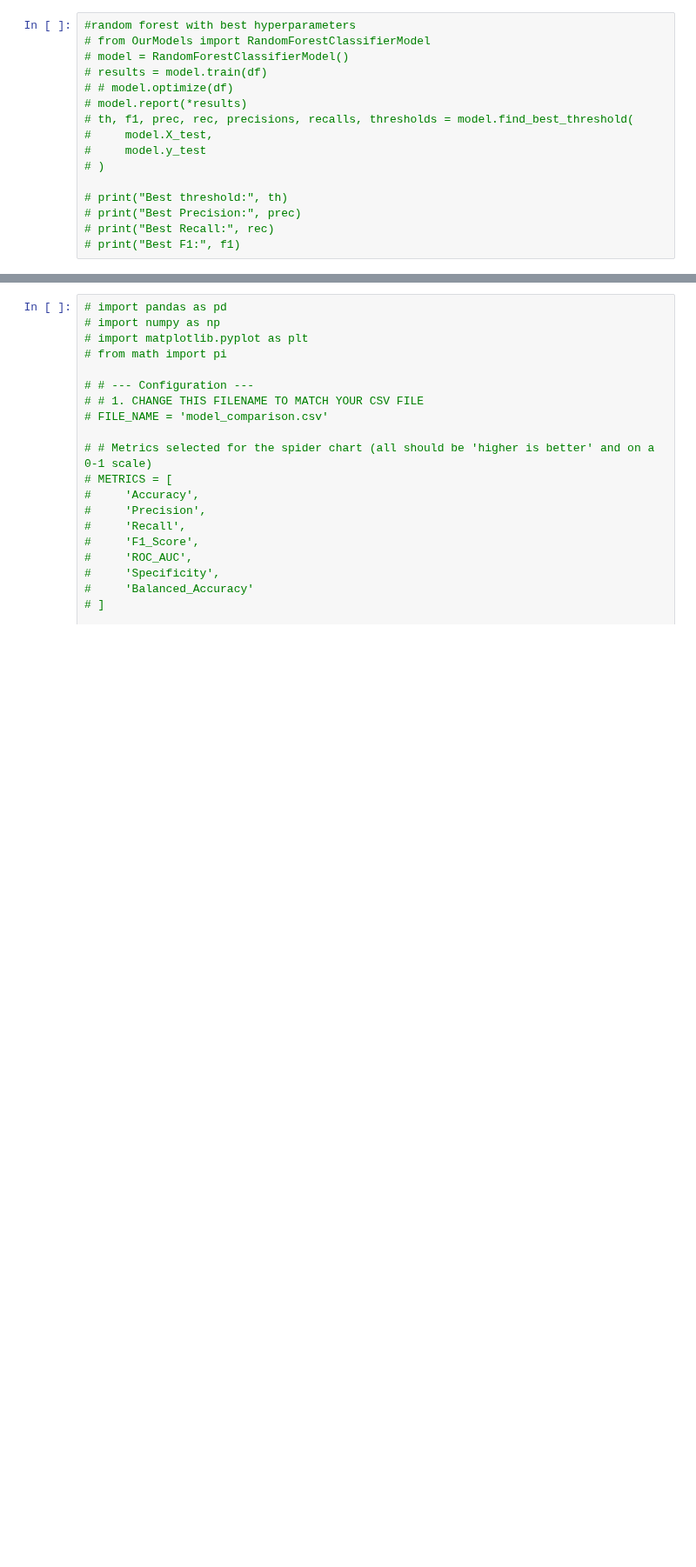
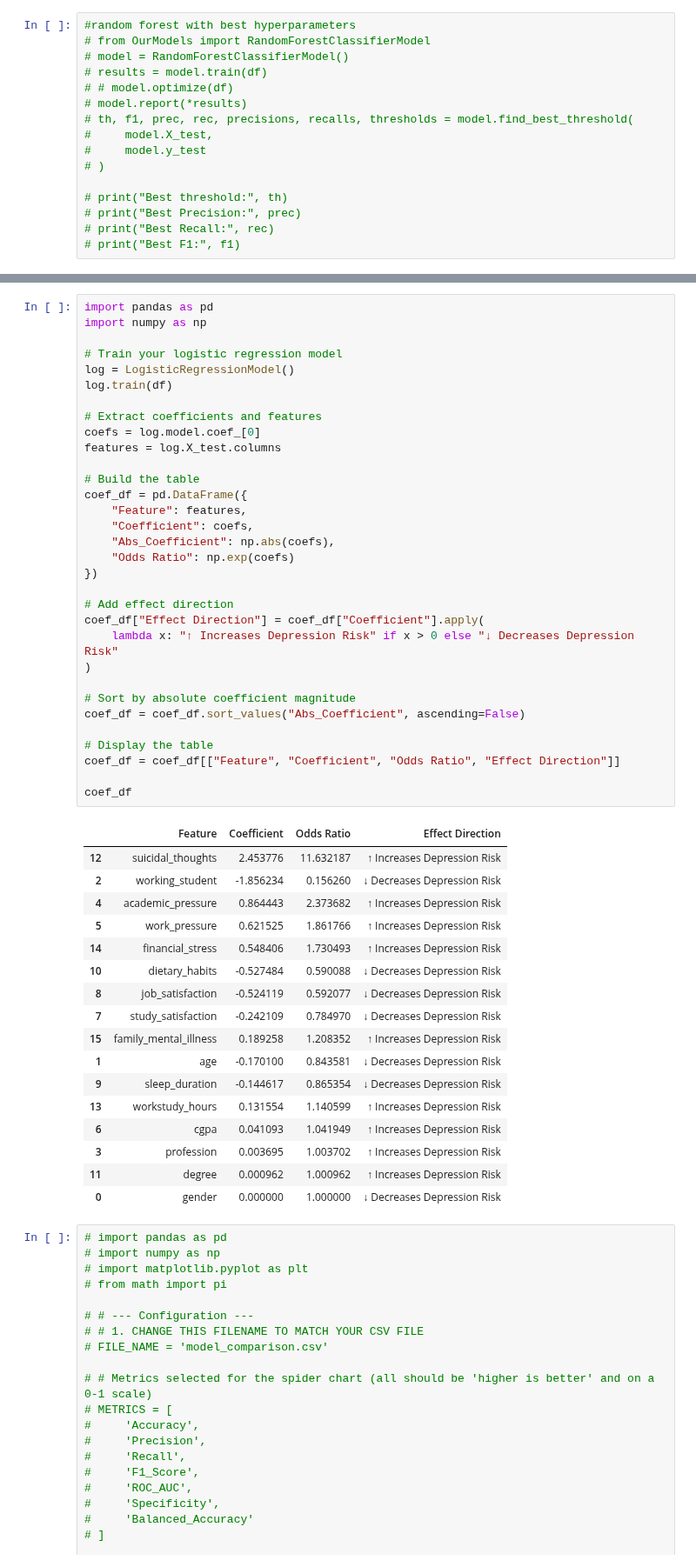
Before and after one commit to nikankad/COS322-depression, a Jupyter notebook: src/main.ipynb, the cells around one changed output, grey strips where cells are left out. Shown at 87% size. Cells and saved outputs as stored; diff of their text form; blank space fills up the shorter version.

```diff
--- a/src/main.ipynb
+++ b/src/main.ipynb
@@ -311,3 +251,53 @@ NameError: name 'traceback' is not defined
+# %%
+import pandas as pd
+import numpy as np
+
+# Train your logistic regression model
+log = LogisticRegressionModel()
+log.train(df)
+
+# Extract coefficients and features
+coefs = log.model.coef_[0]
+features = log.X_test.columns
+
+# Build the table
+coef_df = pd.DataFrame({
+    "Feature": features,
+    "Coefficient": coefs,
+    "Abs_Coefficient": np.abs(coefs),
+    "Odds Ratio": np.exp(coefs)
+})
+
+# Add effect direction
+coef_df["Effect Direction"] = coef_df["Coefficient"].apply(
+    lambda x: "↑ Increases Depression Risk" if x > 0 else "↓ Decreases Depression Risk"
+)
+
+# Sort by absolute coefficient magnitude
+coef_df = coef_df.sort_values("Abs_Coefficient", ascending=False)
+
+# Display the table
+coef_df = coef_df[["Feature", "Coefficient", "Odds Ratio", "Effect Direction"]]
+
+coef_df
+# %% [output]
+|  | Feature | Coefficient | Odds Ratio | Effect Direction |
+| 12 | suicidal_thoughts | 2.453776 | 11.632187 | ↑ Increases Depression Risk |
+| 2 | working_student | -1.856234 | 0.156260 | ↓ Decreases Depression Risk |
+| 4 | academic_pressure | 0.864443 | 2.373682 | ↑ Increases Depression Risk |
+| 5 | work_pressure | 0.621525 | 1.861766 | ↑ Increases Depression Risk |
+| 14 | financial_stress | 0.548406 | 1.730493 | ↑ Increases Depression Risk |
+| 10 | dietary_habits | -0.527484 | 0.590088 | ↓ Decreases Depression Risk |
+| 8 | job_satisfaction | -0.524119 | 0.592077 | ↓ Decreases Depression Risk |
+| 7 | study_satisfaction | -0.242109 | 0.784970 | ↓ Decreases Depression Risk |
+| 15 | family_mental_illness | 0.189258 | 1.208352 | ↑ Increases Depression Risk |
+| 1 | age | -0.170100 | 0.843581 | ↓ Decreases Depression Risk |
+| 9 | sleep_duration | -0.144617 | 0.865354 | ↓ Decreases Depression Risk |
+| 13 | workstudy_hours | 0.131554 | 1.140599 | ↑ Increases Depression Risk |
+| 6 | cgpa | 0.041093 | 1.041949 | ↑ Increases Depression Risk |
+| 3 | profession | 0.003695 | 1.003702 | ↑ Increases Depression Risk |
+| 11 | degree | 0.000962 | 1.000962 | ↑ Increases Depression Risk |
+| 0 | gender | 0.000000 | 1.000000 | ↓ Decreases Depression Risk |
 # %%
 # import pandas as pd
 # import numpy as np
```
Also changed, not shown: parts of 15 cells of this notebook, 12 other files.
